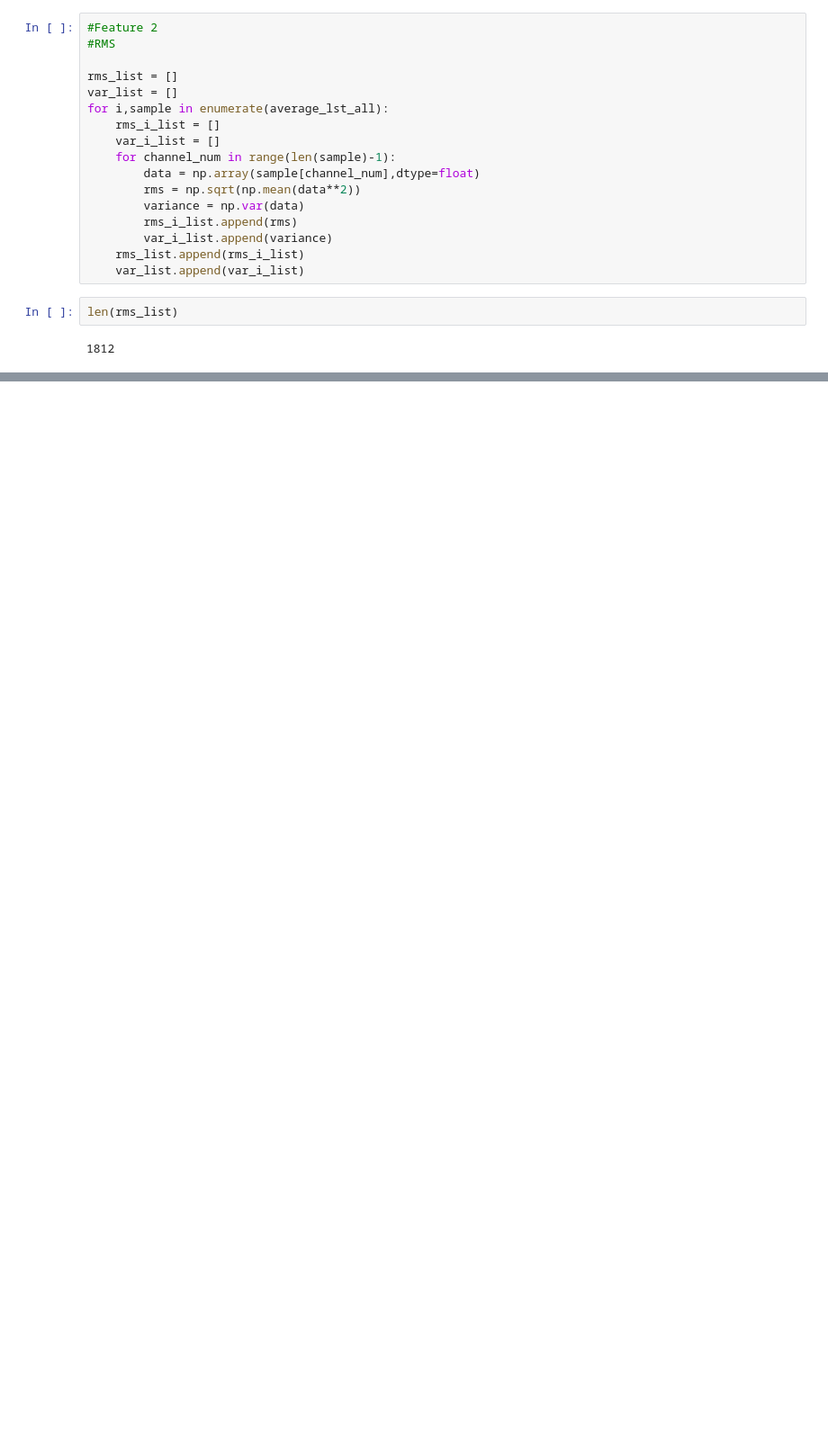
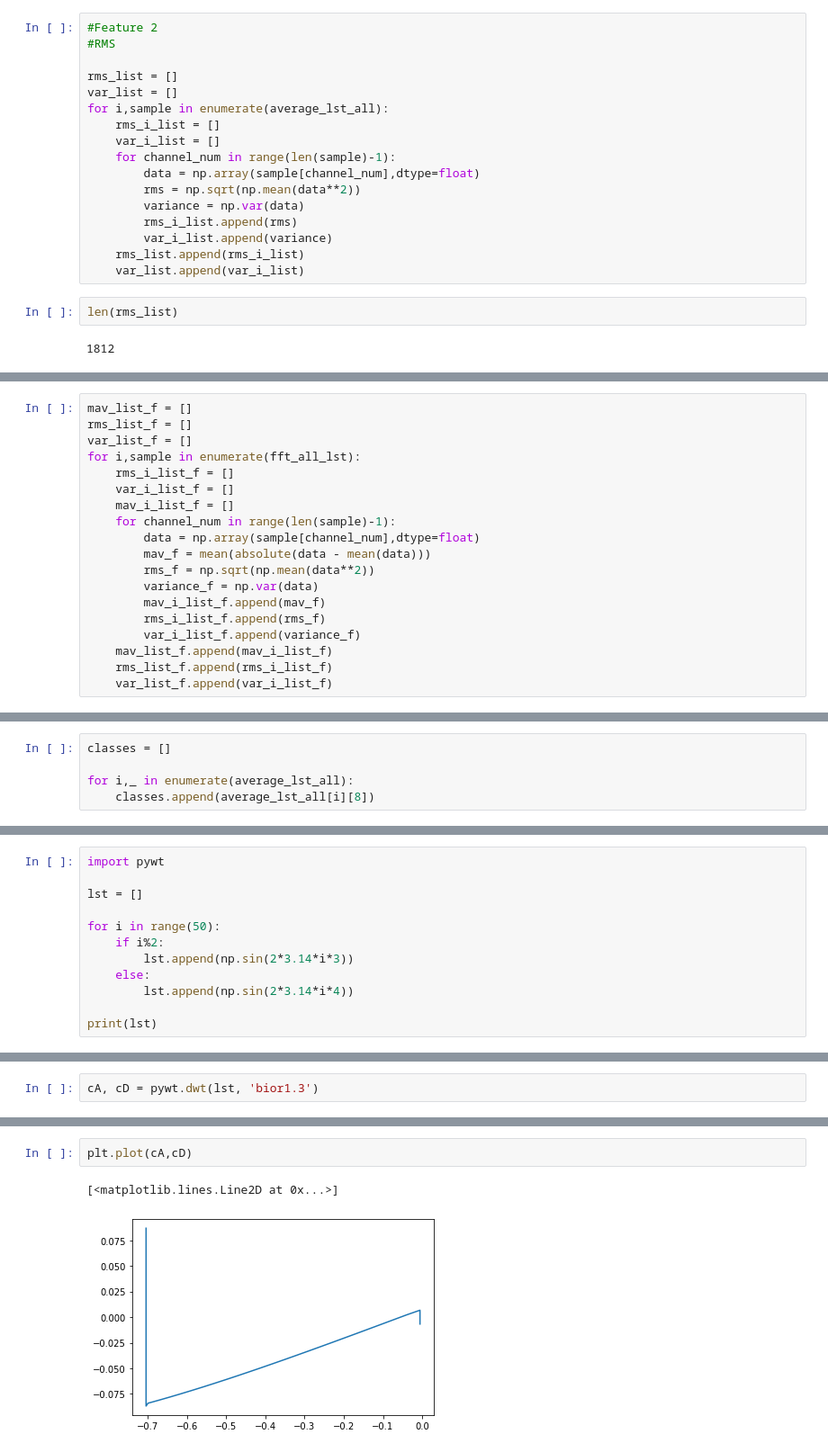
Before and after one commit to priyankasri1331/EEG_EMG, a Jupyter notebook: merging_and_preprocessing_new.ipynb, the cells around one changed output, grey strips where cells are left out. Shown at 90% size. Cells and saved outputs as stored; diff of their text form; blank space fills up the shorter version.

```diff
--- a/merging_and_preprocessing_new.ipynb
+++ b/merging_and_preprocessing_new.ipynb
@@ -220,0 +237,19 @@ with open("var.csv","w+") as my_csv:
+# %%
+mav_list_f = []
+rms_list_f = []
+var_list_f = []
+for i,sample in enumerate(fft_all_lst):
+    rms_i_list_f = []
+    var_i_list_f = []
+    mav_i_list_f = []
+    for channel_num in range(len(sample)-1):
+        data = np.array(sample[channel_num],dtype=float)
+        mav_f = mean(absolute(data - mean(data)))
+        rms_f = np.sqrt(np.mean(data**2))
+        variance_f = np.var(data)
+        mav_i_list_f.append(mav_f)
+        rms_i_list_f.append(rms_f)
+        var_i_list_f.append(variance_f)
+    mav_list_f.append(mav_i_list_f)
+    rms_list_f.append(rms_i_list_f)
+    var_list_f.append(var_i_list_f)
@@ -220,0 +274,5 @@ with open("var.csv","w+") as my_csv:
+# %%
+classes = []
+
+for i,_ in enumerate(average_lst_all):
+    classes.append(average_lst_all[i][8])
@@ -222,0 +289,12 @@ with open("var.csv","w+") as my_csv:
+# %%
+import pywt
+
+lst = []
+
+for i in range(50):
+    if i%2:
+        lst.append(np.sin(2*3.14*i*3))
+    else:
+        lst.append(np.sin(2*3.14*i*4))
+
+print(lst)
@@ -222,0 +303,2 @@ with open("var.csv","w+") as my_csv:
+# %%
+cA, cD = pywt.dwt(lst, 'bior1.3')
@@ -222,0 +323,5 @@ with open("var.csv","w+") as my_csv:
+# %%
+plt.plot(cA,cD)
+# %% [output]
+[<matplotlib.lines.Line2D at 0x...>]
+[figure, added]
```
Also changed, not shown: parts of 38 cells of this notebook.
